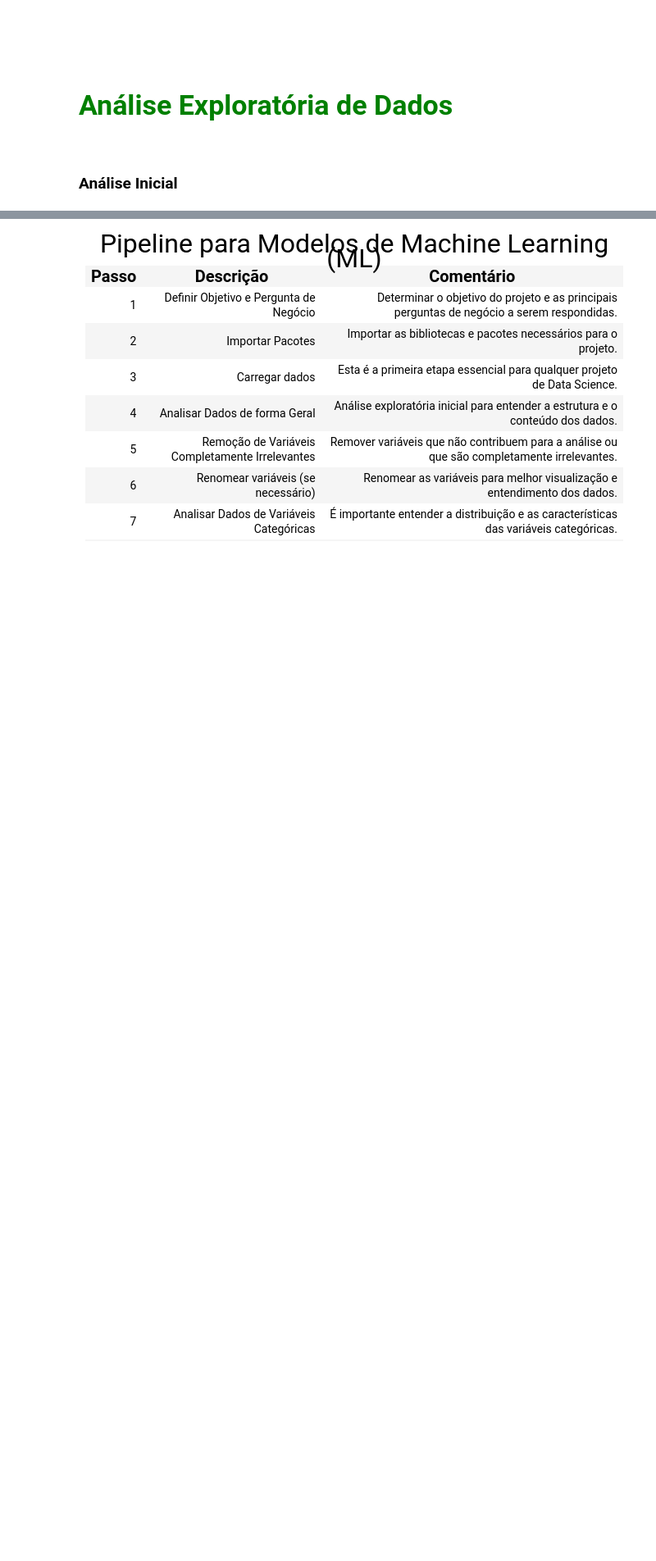
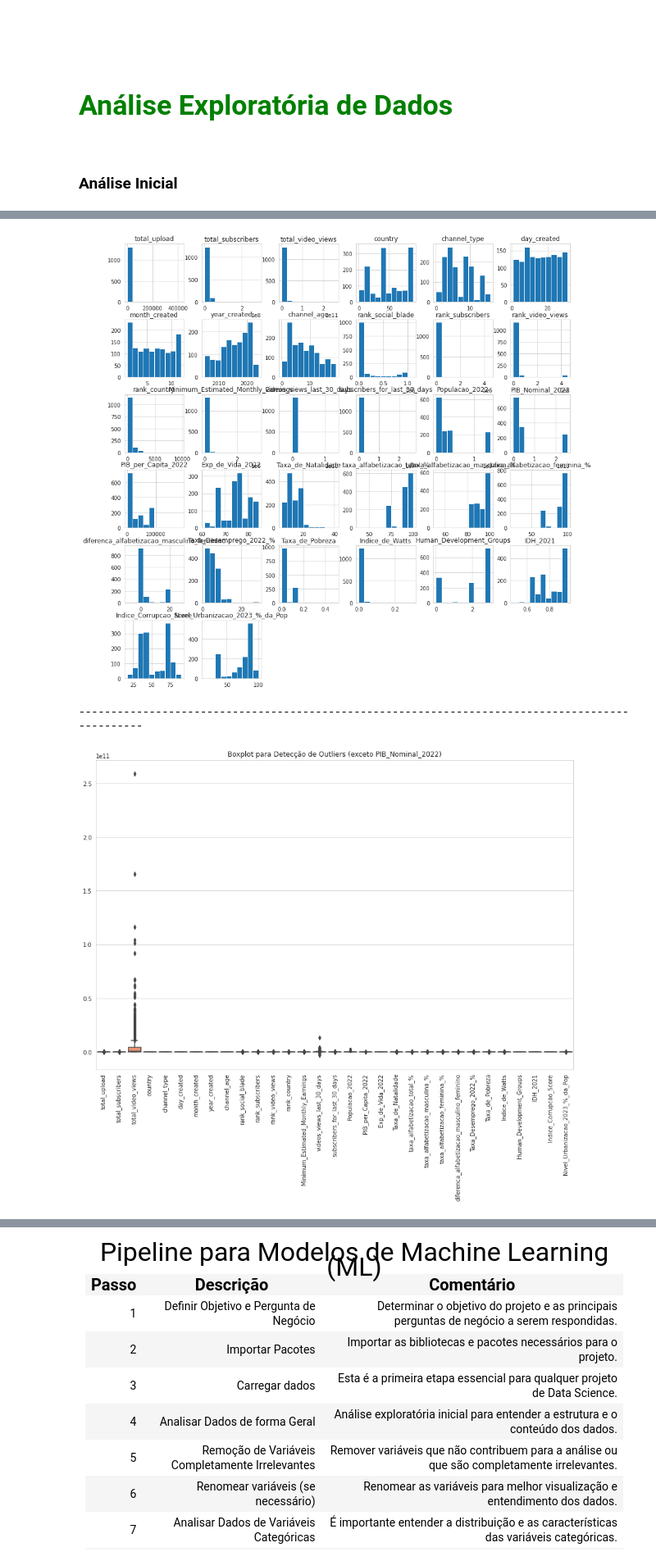
Before and after one commit to EduardoBran/Projeto_-_Analisando_Dados_Youtube, a Jupyter notebook: 00.Projeto_Regressao_-_YouTube_Success_Predictor.ipynb, the cells around one changed output, grey strips where cells are left out. Shown at 82% size. Cells and saved outputs as stored; diff of their text form; code cells hidden in the pictures; blank space fills up the shorter version.

```diff
--- a/00.Projeto_Regressao_-_YouTube_Success_Predictor.ipynb
+++ b/00.Projeto_Regressao_-_YouTube_Success_Predictor.ipynb
@@ -378,0 +470,3 @@ Nenhuma variável possui valores duplicados.
+# %%
+# Excluir variáveis com valores ausentes
+dados_ml.drop(columns=['channel_name'], inplace=True)
@@ -378,0 +694,3 @@ Nenhuma variável possui valores duplicados.
+# %%
+# Remover a coluna estimated_yearly_earnings
+dados_ml.drop(columns=['estimated_yearly_earnings'], inplace=True)
@@ -378,0 +740,18 @@ Nenhuma variável possui valores duplicados.
+# %%
+# Lista de variáveis categóricas (adicionar variáveis categóricas necessárias)
+categorical_vars = ['country', 'channel_type', 'Human_Development_Groups']
+
+# Aplicando Label Encoding
+label_encoders = {}
+for var in categorical_vars:
+    le = LabelEncoder()
+    dados_ml[var] = le.fit_transform(dados_ml[var])
+    label_encoders[var] = le
+
+
+# Converter a variável rank_country para o tipo numérico
+dados_ml['rank_country'] = pd.to_numeric(dados_ml['rank_country'], errors='coerce')
+
+# Verificando os tipos das variáveis
+print('\nTipos das Variáveis Após Label Encoding\n')
+print(dados_ml.dtypes)
@@ -378,0 +823,24 @@ Nenhuma variável possui valores duplicados.
+# %%
+# Plot
+dados_ml.hist(figsize = (15,15), bins = 10)
+plt.show()
+
+print('\n\n------------------------------------------------------------------------------------------------\n')
+
+# Visualização dos outliers
+#plt.figure(figsize=(15, 10))
+#sns.boxplot(data=dados_ml)
+#plt.xticks(rotation=90)
+#plt.title('Boxplot para Detecção de Outliers')
+#plt.show()
+
+# Visualização dos outliers, exceto para a coluna 'PIB_Nominal_2022'
+plt.figure(figsize=(15, 10))
+sns.boxplot(data=dados_ml[[col for col in dados_ml.columns if col != 'PIB_Nominal_2022']])
+plt.xticks(rotation=90)
+plt.title('Boxplot para Detecção de Outliers (exceto PIB_Nominal_2022)')
+plt.show()
+# %% [output]
+[figure, added]
+------------------------------------------------------------------------------------------------
+[figure, added]
```
Also changed, not shown: parts of 43 cells of this notebook, 25 other files.
